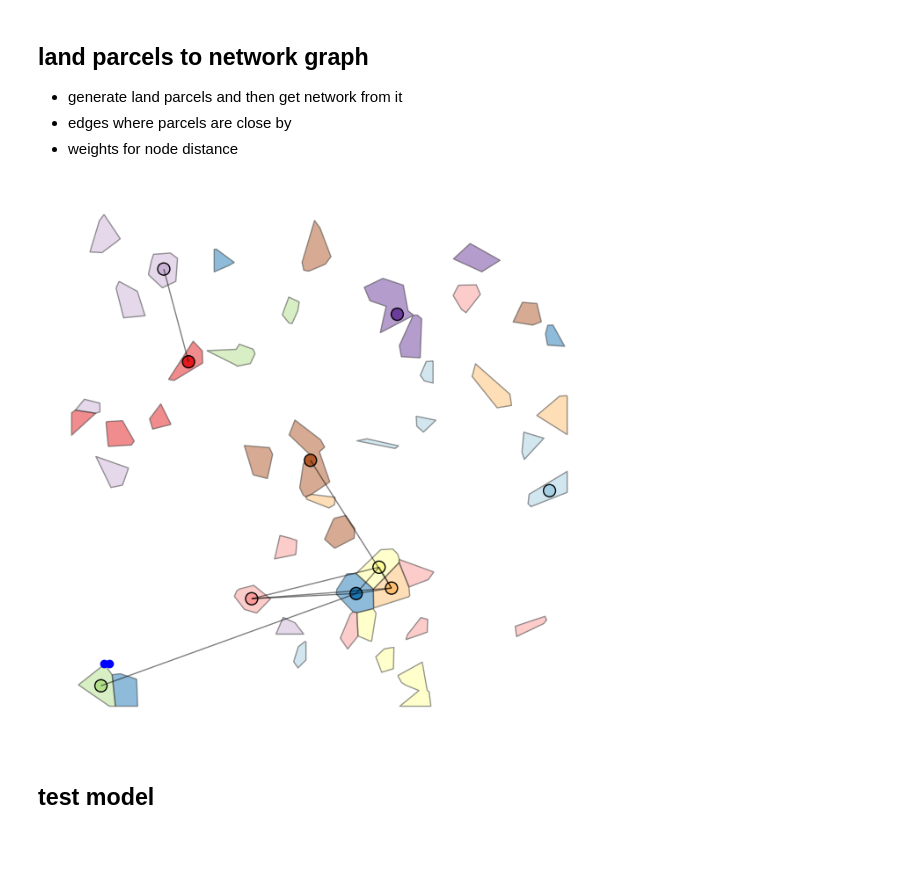
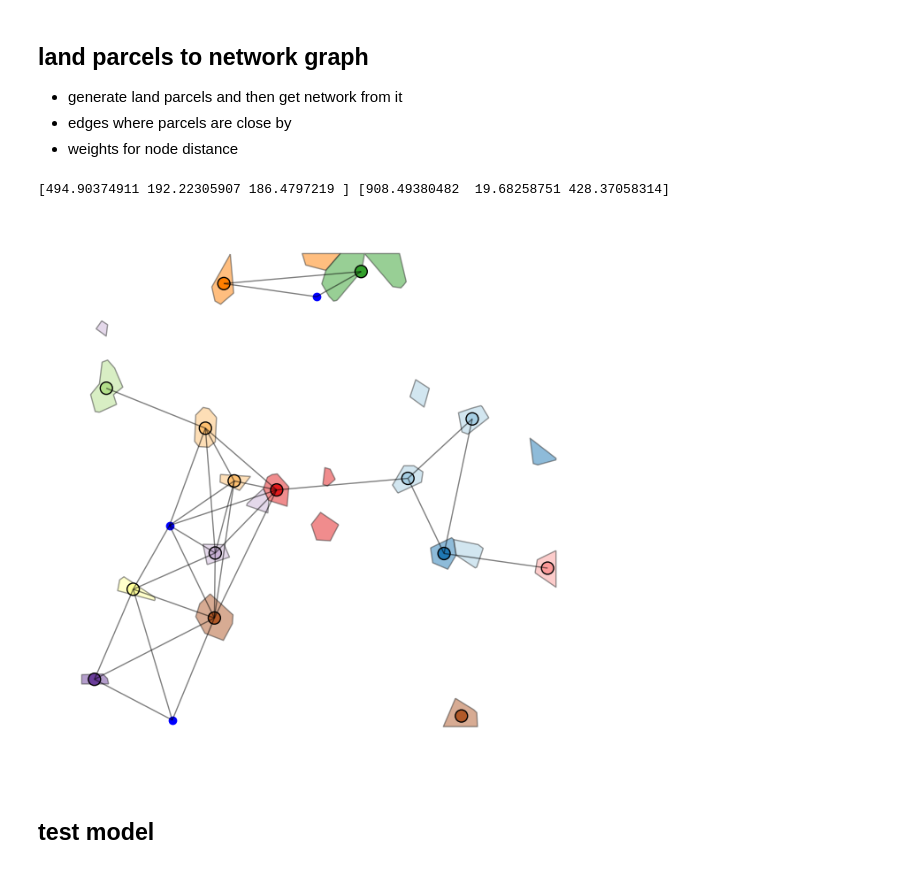
Before and after one commit to dmnfarrell/btbabm, a Jupyter notebook: notebooks/abm_simulation.ipynb, the cells around one changed output. Saved outputs shown, nothing was run; the diff lists cells and outputs as text; code cells hidden in the pictures.

```diff
--- a/notebooks/abm_simulation.ipynb
+++ b/notebooks/abm_simulation.ipynb
@@ -47,45 +47,47 @@ utils.plot_grid(model,ax=ax,colorby='loc_type')
 - weights for node distance
 # %%
 reload(utils)
-farms = utils.generate_land_parcels(500,10,frac=.1,shuffle=0.2,seed=9)
+farms = utils.generate_land_parcels(500,20,frac=.05,shuffle=0.14,seed=6)
 fig,ax=plt.subplots(1,1,figsize=(8,8))
 #ax=ax.flat
 farms.plot(column='herd',ec='.2',cmap='Paired',alpha=0.5,ax=ax)#,legend=True)
 #add setts
-setts = utils.random_geodataframe(2)
+setts = utils.random_geodataframe(3)
 setts['loc_type']='sett'
 setts.plot(color='blue',ax=ax)
 ax.axis('off')
 
 #get cents
 larg = farms.geometry.apply(utils.get_largest_poly)
 cent = gpd.GeoDataFrame(data=farms.copy(),geometry=larg.geometry.centroid)
 cent.plot(column='herd',cmap='Paired',ec='black',s=100,ax=ax)
 cent['loc_type']='cow'
 
 #make network graph
-#gdf = pd.concat([setts,cent]).reset_index(drop=True)
+gdf = pd.concat([cent,setts]).reset_index(drop=True)
 #print (gdf)
 #G,pos = utils.delaunay_pysal(gdf, attrs=['loc_type','herd'])
-
-G,pos = utils.geodataframe_to_graph(cent, d=200, attrs=['loc_type','herd'])
-
-#add egdes where nodes have contiguous parcels
+G,pos = utils.geodataframe_to_graph(gdf, d=300, attrs=['loc_type','herd'])
 
 cont = utils.contiguous_parcels(farms)
 #print (cont)
+#add egdes where nodes have contiguous parcels
 for n in G.nodes:
     #print (n,G.nodes[n])
     #print(nx.get_node_attributes(G,n))
+    if n not in cont:
+        continue
     for j in cont[n]:
         if j!=n:
             G.add_edge(n,j)
+#add more egdes for setts if near any other parcels
 
 nx.draw(G,pos,node_size=0,alpha=0.5,ax=ax)
 #nx.draw(G,pos,ax=ax[1])
 #farms.fragments.hist(grid=False,ax=ax[2])
 # %% [output]
+[494.90374911 192.22305907 186.4797219 ] [908.49380482  19.68258751 428.37058314]
-[figure, old version]
+[figure, new version]
 # %% [markdown]
 ## test model
 # %%
```
Also changed, not shown: parts of 13 cells of this notebook, 2 other files.
